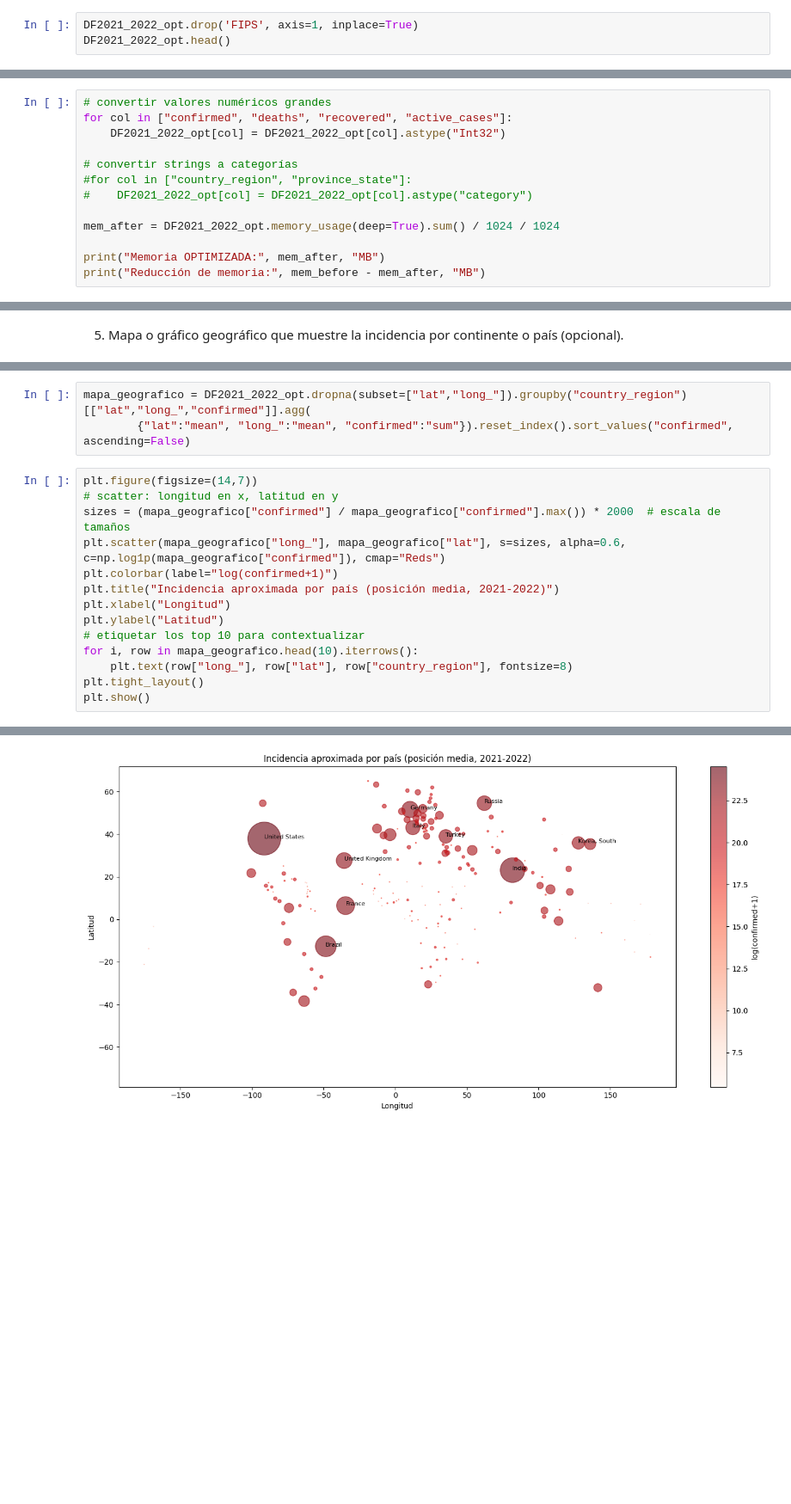
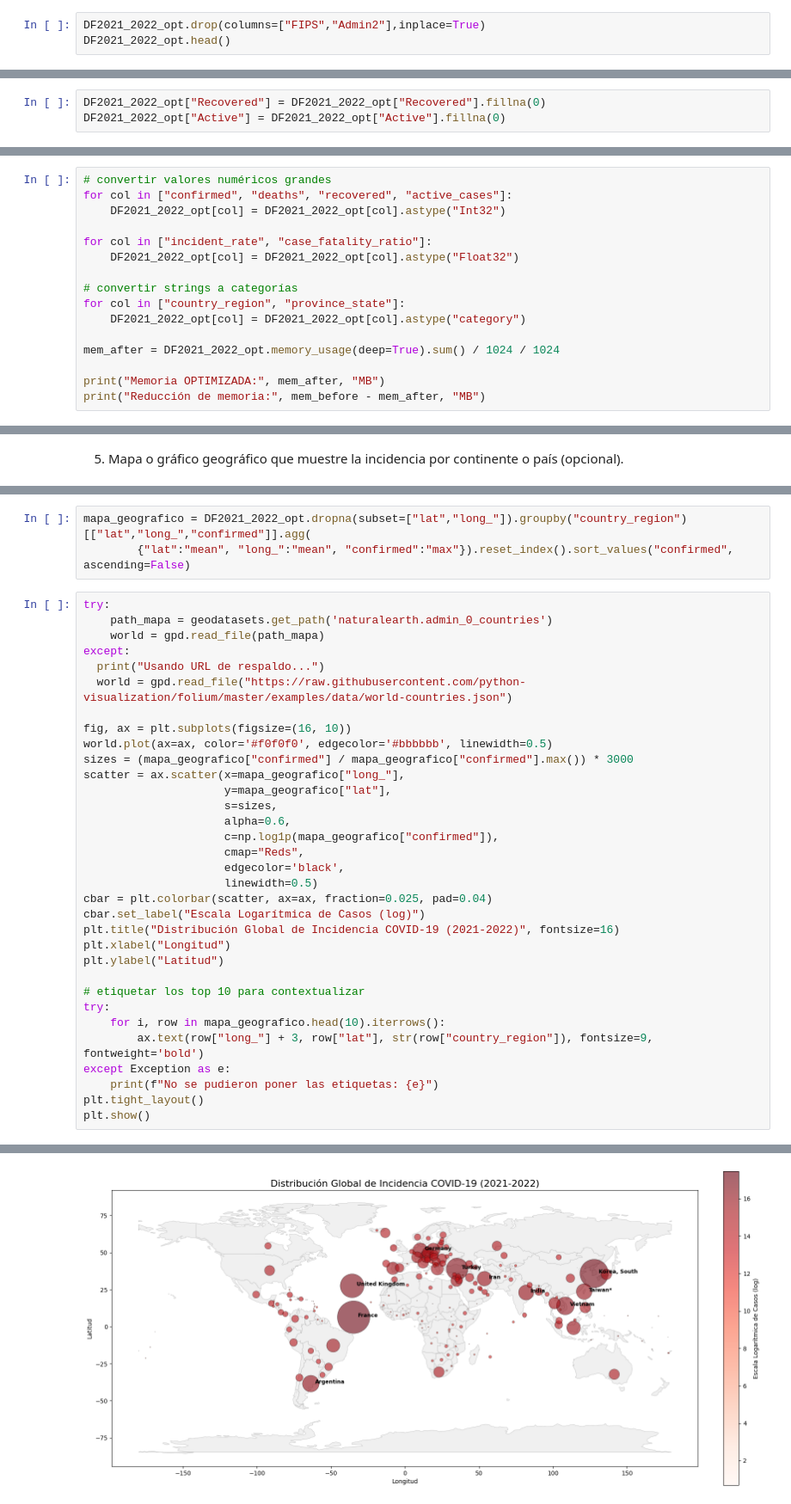
Before and after one commit to chileanpete/PROYECTO_SEMESTRAL_GESTION, a Jupyter notebook: 03_visualizaciones.ipynb, the cells around one changed output, grey strips where cells are left out. Shown at 86% size. Drawn from its saved outputs; the diff is of its cells as text; blank space fills up the shorter version.

```diff
--- a/03_visualizaciones.ipynb
+++ b/03_visualizaciones.ipynb
@@ -136,6 +132,6 @@ DF2021_2022_opt.isnull().sum()
 | source_file | 0 |
 dtype: int64
 # %%
-DF2021_2022_opt.drop('FIPS', axis=1, inplace=True)
+DF2021_2022_opt.drop(columns=["FIPS","Admin2"],inplace=True)
 DF2021_2022_opt.head()
 # %% [output]
@@ -148,3 +144,6 @@ DF2021_2022_opt.head()
+# %%
+DF2021_2022_opt["Recovered"] = DF2021_2022_opt["Recovered"].fillna(0)
+DF2021_2022_opt["Active"] = DF2021_2022_opt["Active"].fillna(0)
 # %%
 DF2021_2022_opt.columns = DF2021_2022_opt.columns.str.lower().str.replace(" ", "_").str.replace("-", "_")
 # %%
@@ -185,9 +184,12 @@ Optimizar:
 for col in ["confirmed", "deaths", "recovered", "active_cases"]:
     DF2021_2022_opt[col] = DF2021_2022_opt[col].astype("Int32")
 
+for col in ["incident_rate", "case_fatality_ratio"]:
+    DF2021_2022_opt[col] = DF2021_2022_opt[col].astype("Float32")
+
 # convertir strings a categorías
-#for col in ["country_region", "province_state"]:
-#    DF2021_2022_opt[col] = DF2021_2022_opt[col].astype("category")
+for col in ["country_region", "province_state"]:
+    DF2021_2022_opt[col] = DF2021_2022_opt[col].astype("category")
 
 mem_after = DF2021_2022_opt.memory_usage(deep=True).sum() / 1024 / 1024
 
@@ -311,18 +345,37 @@ Passing `palette` without assigning `hue` is deprecated and will be removed in v
 # %%
 mapa_geografico = DF2021_2022_opt.dropna(subset=["lat","long_"]).groupby("country_region")[["lat","long_","confirmed"]].agg(
-        {"lat":"mean", "long_":"mean", "confirmed":"sum"}).reset_index().sort_values("confirmed", ascending=False)
+        {"lat":"mean", "long_":"mean", "confirmed":"max"}).reset_index().sort_values("confirmed", ascending=False)
 # %%
-plt.figure(figsize=(14,7))
-# scatter: longitud en x, latitud en y
-sizes = (mapa_geografico["confirmed"] / mapa_geografico["confirmed"].max()) * 2000  # escala de tamaños
-plt.scatter(mapa_geografico["long_"], mapa_geografico["lat"], s=sizes, alpha=0.6, c=np.log1p(mapa_geografico["confirmed"]), cmap="Reds")
-plt.colorbar(label="log(confirmed+1)")
-plt.title("Incidencia aproximada por país (posición media, 2021-2022)")
+try:
+    path_mapa = geodatasets.get_path('naturalearth.admin_0_countries')
+    world = gpd.read_file(path_mapa)
+except:
+  print("Usando URL de respaldo...")
+  world = gpd.read_file("https://raw.githubusercontent.com/python-visualization/folium/master/examples/data/world-countries.json")
+
+fig, ax = plt.subplots(figsize=(16, 10))
+world.plot(ax=ax, color='#f0f0f0', edgecolor='#bbbbbb', linewidth=0.5)
+sizes = (mapa_geografico["confirmed"] / mapa_geografico["confirmed"].max()) * 3000
+scatter = ax.scatter(x=mapa_geografico["long_"],
+                     y=mapa_geografico["lat"],
+                     s=sizes,
+                     alpha=0.6,
+                     c=np.log1p(mapa_geografico["confirmed"]),
+                     cmap="Reds",
+                     edgecolor='black',
+                     linewidth=0.5)
+cbar = plt.colorbar(scatter, ax=ax, fraction=0.025, pad=0.04)
+cbar.set_label("Escala Logarítmica de Casos (log)")
+plt.title("Distribución Global de Incidencia COVID-19 (2021-2022)", fontsize=16)
 plt.xlabel("Longitud")
 plt.ylabel("Latitud")
+
 # etiquetar los top 10 para contextualizar
-for i, row in mapa_geografico.head(10).iterrows():
-    plt.text(row["long_"], row["lat"], row["country_region"], fontsize=8)
+try:
+    for i, row in mapa_geografico.head(10).iterrows():
+        ax.text(row["long_"] + 3, row["lat"], str(row["country_region"]), fontsize=9, fontweight='bold')
+except Exception as e:
+    print(f"No se pudieron poner las etiquetas: {e}")
 plt.tight_layout()
 plt.show()
 # %% [output]
@@ -329 +383 @@ plt.show()
-[figure, old version]
+[figure, new version]
```
Also changed, not shown: parts of 15 cells of this notebook.
